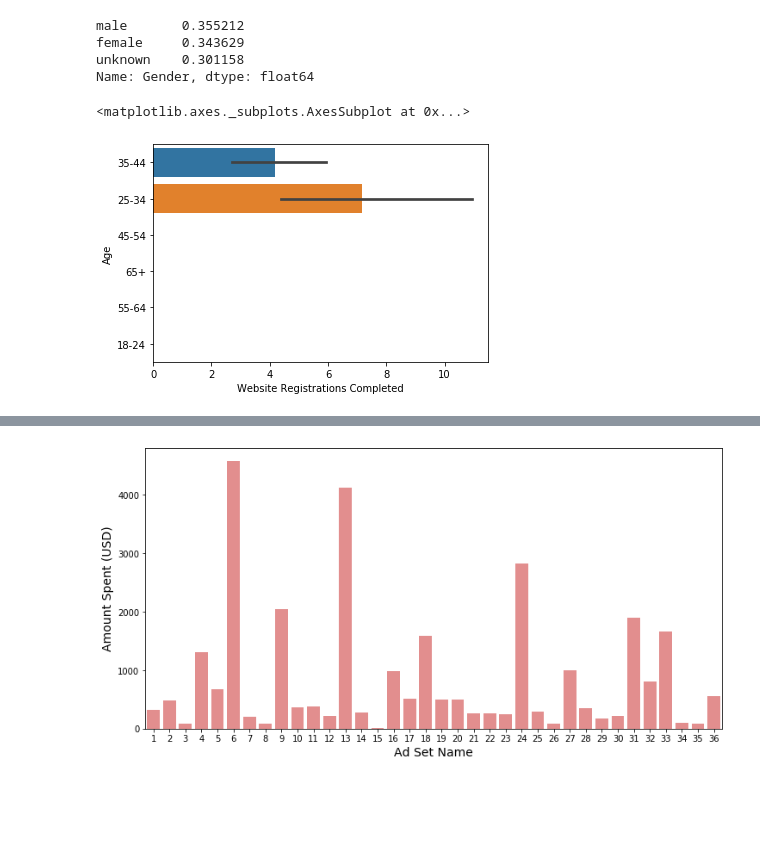
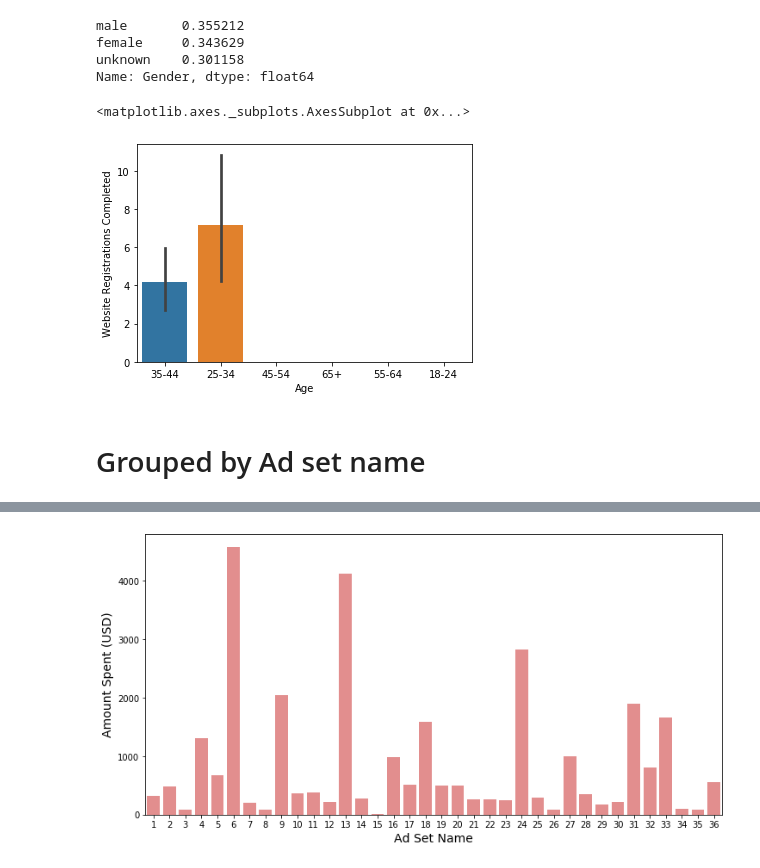
Before and after one commit to Lidetsal/Facebook-Ad-Project, a Jupyter notebook: Data Prep.ipynb, the cells around one changed output, grey strips where cells are left out. Drawn from its saved outputs; the diff is of its cells as text; code cells hidden in the pictures; blank space fills up the shorter version.

```diff
--- a/Data Prep.ipynb
+++ b/Data Prep.ipynb
@@ -72,3 +66,3 @@ Name: Age, dtype: int64
 # %%
-fb_df['Website Registrations Completed']=fb_df['Website Registrations Completed'].dropna()
+# fb_df['Website Registrations Completed']=fb_df['Website Registrations Completed'].dropna()
 # %%
@@ -83,14 +77,16 @@ female     0.343629
 unknown    0.301158
 Name: Gender, dtype: float64
 # %%
-sns.barplot(fb_df['Website Registrations Completed'], fb_df.Age)
+sns.barplot(fb_df.Age, fb_df['Website Registrations Completed'])
 # %% [output]
 <matplotlib.axes._subplots.AxesSubplot at 0x...>
-[figure, old version]
+[figure, new version]
 # %%
 # fb_df['Ad Set Name'].value_counts()
 # %%
 # fb_df['Amount Spent (USD)'].sum()
+# %% [markdown]
+# Grouped by Ad set name
 # %%
 grouped = fb_df.groupby('Ad Set Name')
 
```
Also changed, not shown: parts of 7 cells of this notebook, 1 other file.
